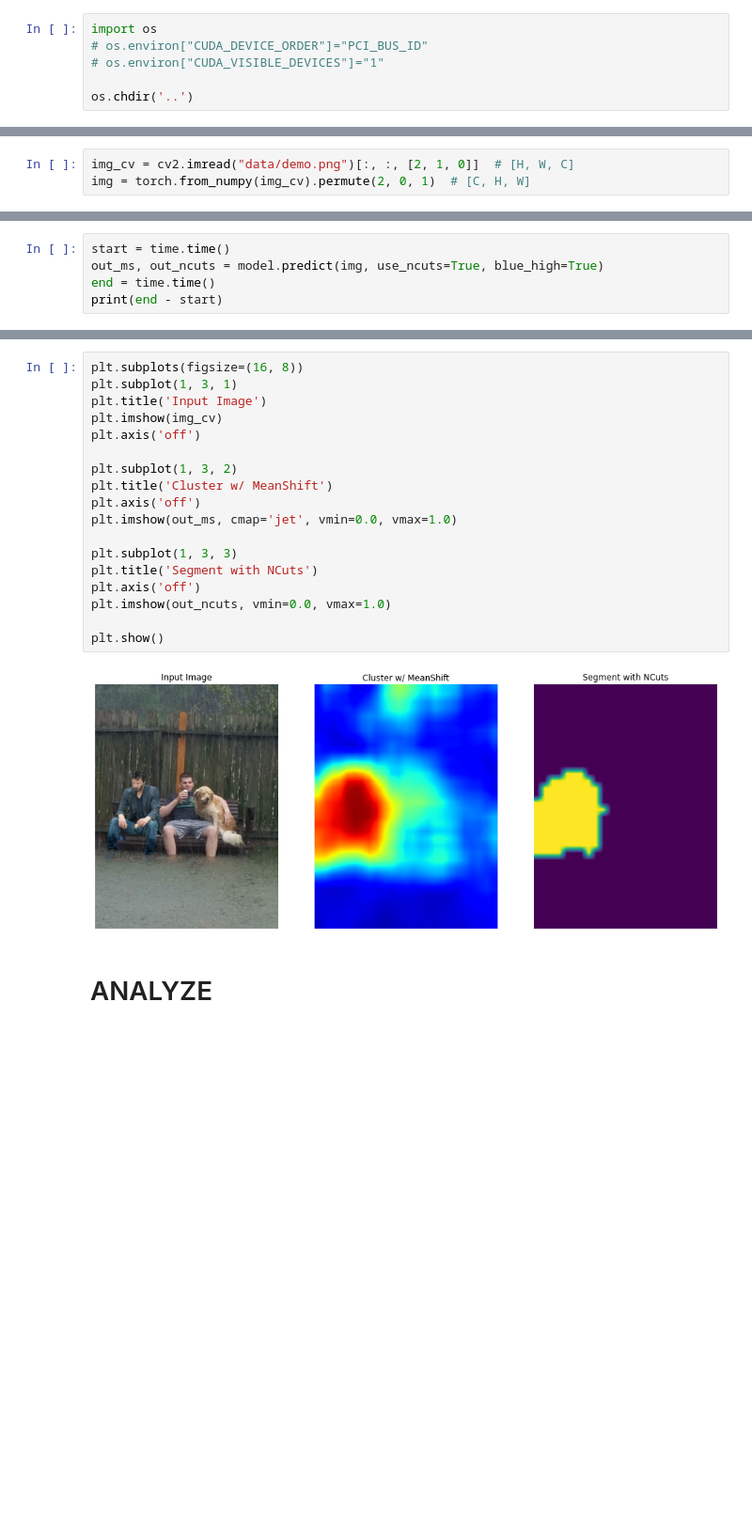
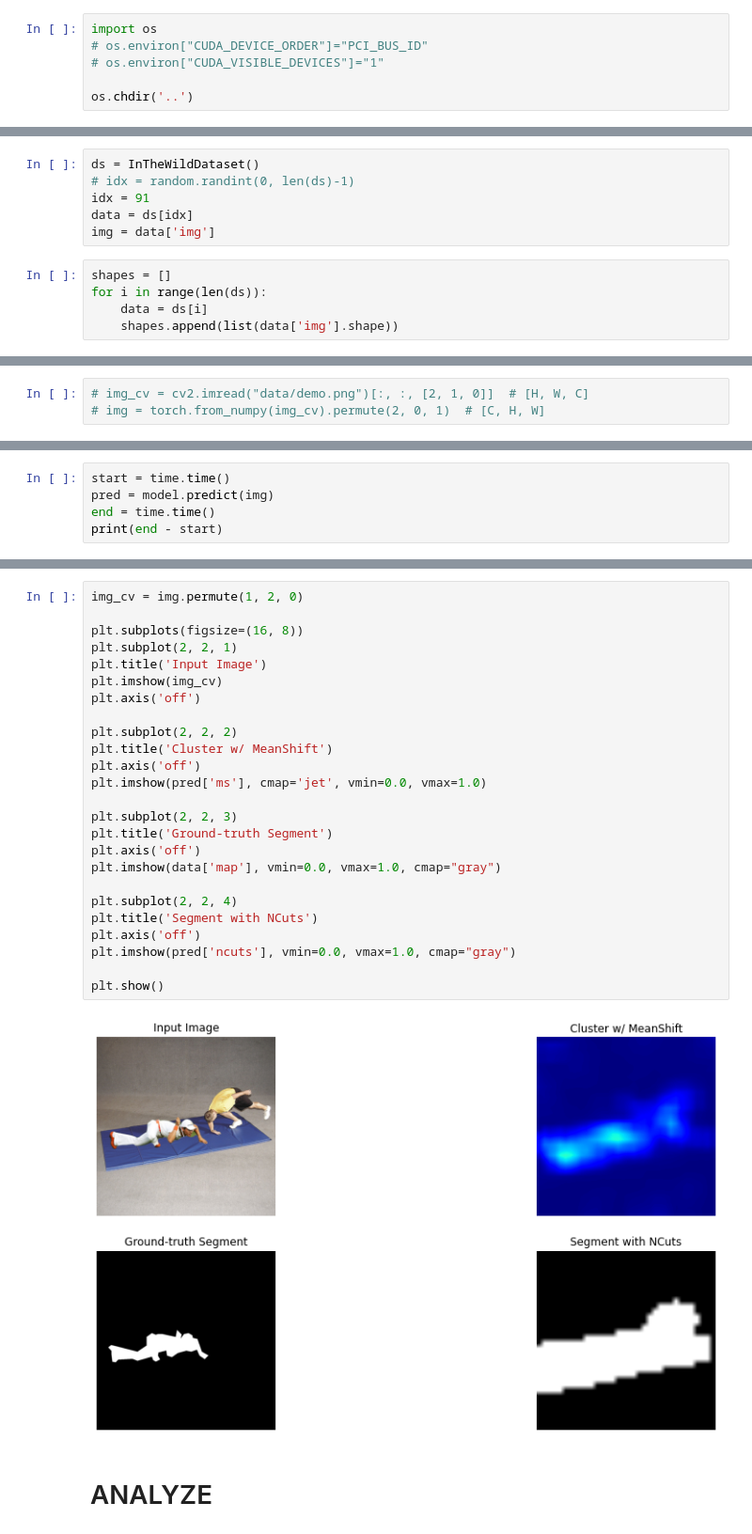
Before and after one commit to yizhe-ang/fake-detection-lab, a Jupyter notebook: notebooks/test.ipynb, the cells around one changed output, grey strips where cells are left out. Shown: that part at 94% size. Drawn from its saved outputs; the diff is of its cells as text; blank space fills up the shorter version.

```diff
--- a/notebooks/test.ipynb
+++ b/notebooks/test.ipynb
@@ -22,0 +30,11 @@ model = EXIF_SC("artifacts/exif_sc.npy", device="cuda:1")
+# %%
+ds = InTheWildDataset()
+# idx = random.randint(0, len(ds)-1)
+idx = 91
+data = ds[idx]
+img = data['img']
+# %%
+shapes = []
+for i in range(len(ds)):
+    data = ds[i]
+    shapes.append(list(data['img'].shape))
@@ -23,3 +57,3 @@ model = EXIF_SC("artifacts/exif_sc.npy", device="cuda:1")
 # %%
-img_cv = cv2.imread("data/demo.png")[:, :, [2, 1, 0]]  # [H, W, C]
-img = torch.from_numpy(img_cv).permute(2, 0, 1)  # [C, H, W]
+# img_cv = cv2.imread("data/demo.png")[:, :, [2, 1, 0]]  # [H, W, C]
+# img = torch.from_numpy(img_cv).permute(2, 0, 1)  # [C, H, W]
@@ -26,6 +68,6 @@ img = torch.from_numpy(img_cv).permute(2, 0, 1)  # [C, H, W]
 # %%
 start = time.time()
-out_ms, out_ncuts = model.predict(img, use_ncuts=True, blue_high=True)
+pred = model.predict(img)
 end = time.time()
 print(end - start)
 # %% [output]
@@ -33,23 +83,30 @@ print(end - start)
 # %%
+img_cv = img.permute(1, 2, 0)
+
 plt.subplots(figsize=(16, 8))
-plt.subplot(1, 3, 1)
+plt.subplot(2, 2, 1)
 plt.title('Input Image')
 plt.imshow(img_cv)
 plt.axis('off')
 
-plt.subplot(1, 3, 2)
+plt.subplot(2, 2, 2)
 plt.title('Cluster w/ MeanShift')
 plt.axis('off')
-plt.imshow(out_ms, cmap='jet', vmin=0.0, vmax=1.0)
+plt.imshow(pred['ms'], cmap='jet', vmin=0.0, vmax=1.0)
 
-plt.subplot(1, 3, 3)
+plt.subplot(2, 2, 3)
+plt.title('Ground-truth Segment')
+plt.axis('off')
+plt.imshow(data['map'], vmin=0.0, vmax=1.0, cmap="gray")
+
+plt.subplot(2, 2, 4)
 plt.title('Segment with NCuts')
 plt.axis('off')
-plt.imshow(out_ncuts, vmin=0.0, vmax=1.0)
+plt.imshow(pred['ncuts'], vmin=0.0, vmax=1.0, cmap="gray")
 
 plt.show()
 # %% [output]
-[figure, old version]
+[figure, new version]
 # %% [markdown]
 # ANALYZE
 # %%
```
Also changed, not shown: parts of 22 cells of this notebook, 14 other files.
